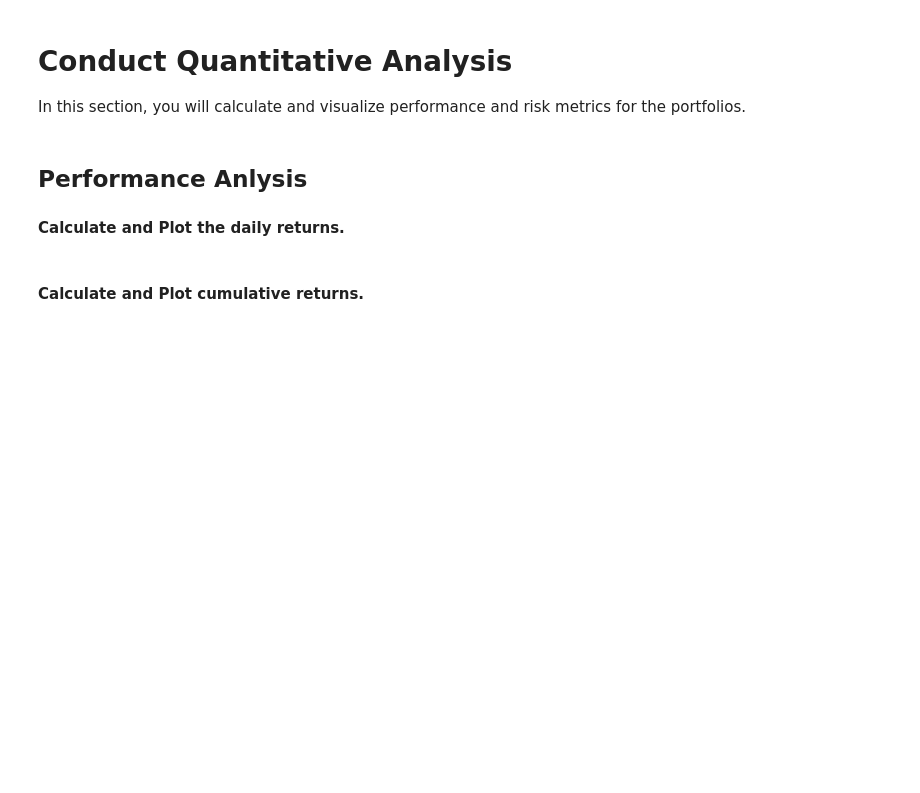
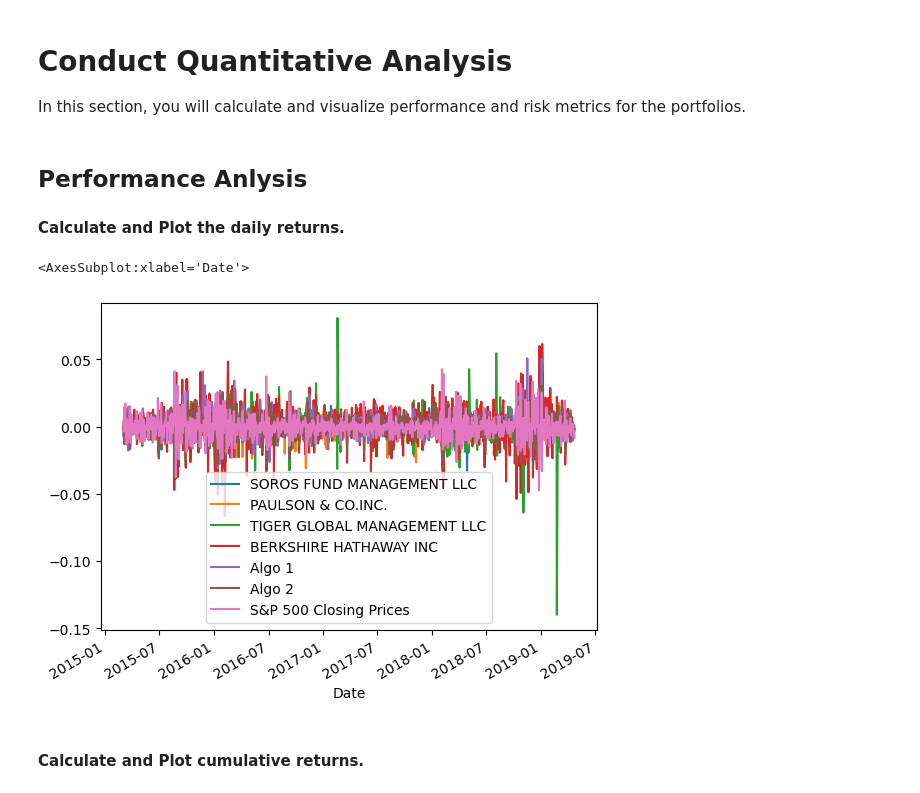
Before and after one commit to edorion13/Financial-Analysis, a Jupyter notebook: Starter_Code/whale_analysis.ipynb, the cells around one changed output. Saved outputs shown, nothing was run; the diff lists cells and outputs as text; code cells hidden in the pictures; blank space fills up the shorter version.

```diff
--- a/Starter_Code/whale_analysis.ipynb
+++ b/Starter_Code/whale_analysis.ipynb
@@ -155,6 +169,10 @@ In this section, you will calculate and visualize performance and risk metrics f
 #### Calculate and Plot the daily returns.
 # %%
 # Plot daily returns of all portfolios
+combined_data.plot()
+# %% [output]
+<AxesSubplot:xlabel='Date'>
+[figure, added]
 # %% [markdown]
 #### Calculate and Plot cumulative returns.
 # %%
```
Also changed, not shown: parts of 36 cells of this notebook, 3 other files.
